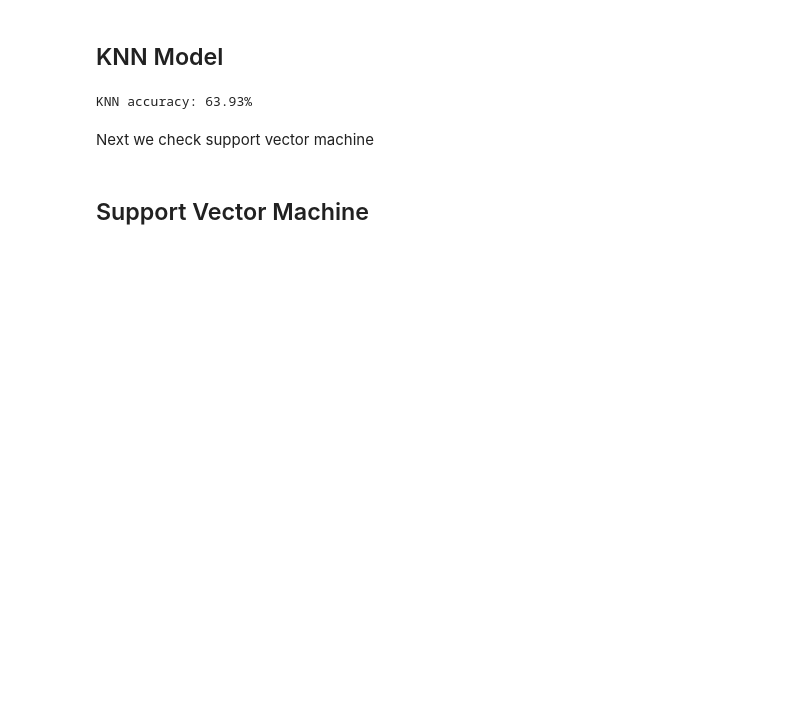
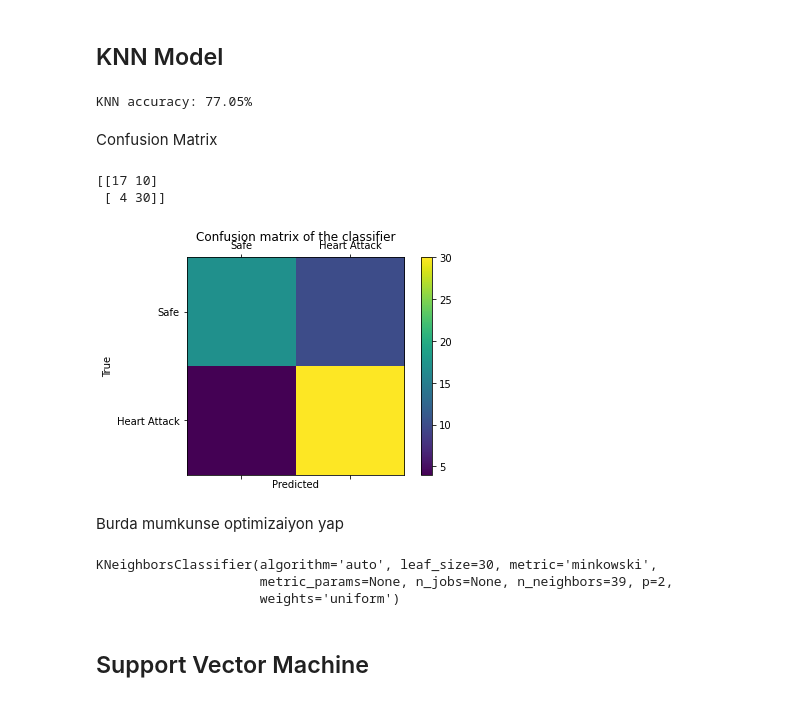
Before and after one commit to hidayatarg/HeartDiseasePrediction-MachineLearning, a Jupyter notebook: Presence of Heart Disease Machine Learning.ipynb, the cells around one changed output. Drawn from its saved outputs; the diff is of its cells as text; code cells hidden in the pictures; blank space fills up the shorter version.

Commit message:
Add Confusion Matrix

```diff
--- a/Presence of Heart Disease Machine Learning.ipynb
+++ b/Presence of Heart Disease Machine Learning.ipynb
@@ -228,3 +233,16 @@ we have positve correlation with chest pain and slope column. Negative correlati
+# %%
+labels = ['Safe', 'Heart Attack']
+def createConfusionMatrix(cm,labels):
+    fig = plt.figure()
+    ax = fig.add_subplot(111)
+    cax = ax.matshow(cm)
+    plt.title('Confusion matrix of the classifier')
+    fig.colorbar(cax)
+    ax.set_xticklabels([''] + labels)
+    ax.set_yticklabels([''] + labels)
+    plt.xlabel('Predicted')
+    plt.ylabel('True')
+    plt.show()
 # %% [markdown]
 ## Logistic Regression
 # %%
@@ -248,14 +289,44 @@ For different Senario we have different algorithms lets test KNN
 # %%
 #KNN model
 from sklearn.neighbors import KNeighborsClassifier
-knn =  KNeighborsClassifier(n_neighbors = 3)
+knn =  KNeighborsClassifier(n_neighbors = 39)  #3 varmis
 #fit our model
 knn.fit(x_train, y_train)
+knn_predictions = knn.predict(x_test)
 print("KNN accuracy: {:.2f}%".format(knn.score(x_test, y_test)*100))
 # %% [output]
-KNN accuracy: 63.93%
+KNN accuracy: 77.05%
-# %% [markdown]
-Next we check support vector machine
+# %% [markdown]
+Confusion Matrix
+# %%
+cm = confusion_matrix(y_test, knn_predictions)
+print(cm)
+createConfusionMatrix(cm,labels)
+# %% [output]
+[[17 10]
+ [ 4 30]]
+[figure, added]
+# %% [markdown]
+Burda mumkunse optimizaiyon yap
+# %%
+from sklearn.metrics import accuracy_score
+best_knn = KNeighborsClassifier(n_neighbors=1)
+best_knn.fit(x_train,y_train)
+greatest_score = accuracy_score(best_knn.predict(x_test), y_test)
+for i in range(2,100):
+    current_knn = KNeighborsClassifier(n_neighbors=i)
+    current_knn.fit(x_train, y_train)
+    current_for_score = accuracy_score(current_knn.predict(x_test),y_test)
+
+    if current_for_score > greatest_score:
+        greatest_score = current_for_score
+        best_knn = current_knn
+
+print(best_knn)
+# %% [output]
+KNeighborsClassifier(algorithm='auto', leaf_size=30, metric='minkowski',
+                     metric_params=None, n_jobs=None, n_neighbors=39, p=2,
+                     weights='uniform')
 # %% [markdown]
 ## Support Vector Machine
 # %%
```
Also changed, not shown: parts of 26 cells of this notebook.
